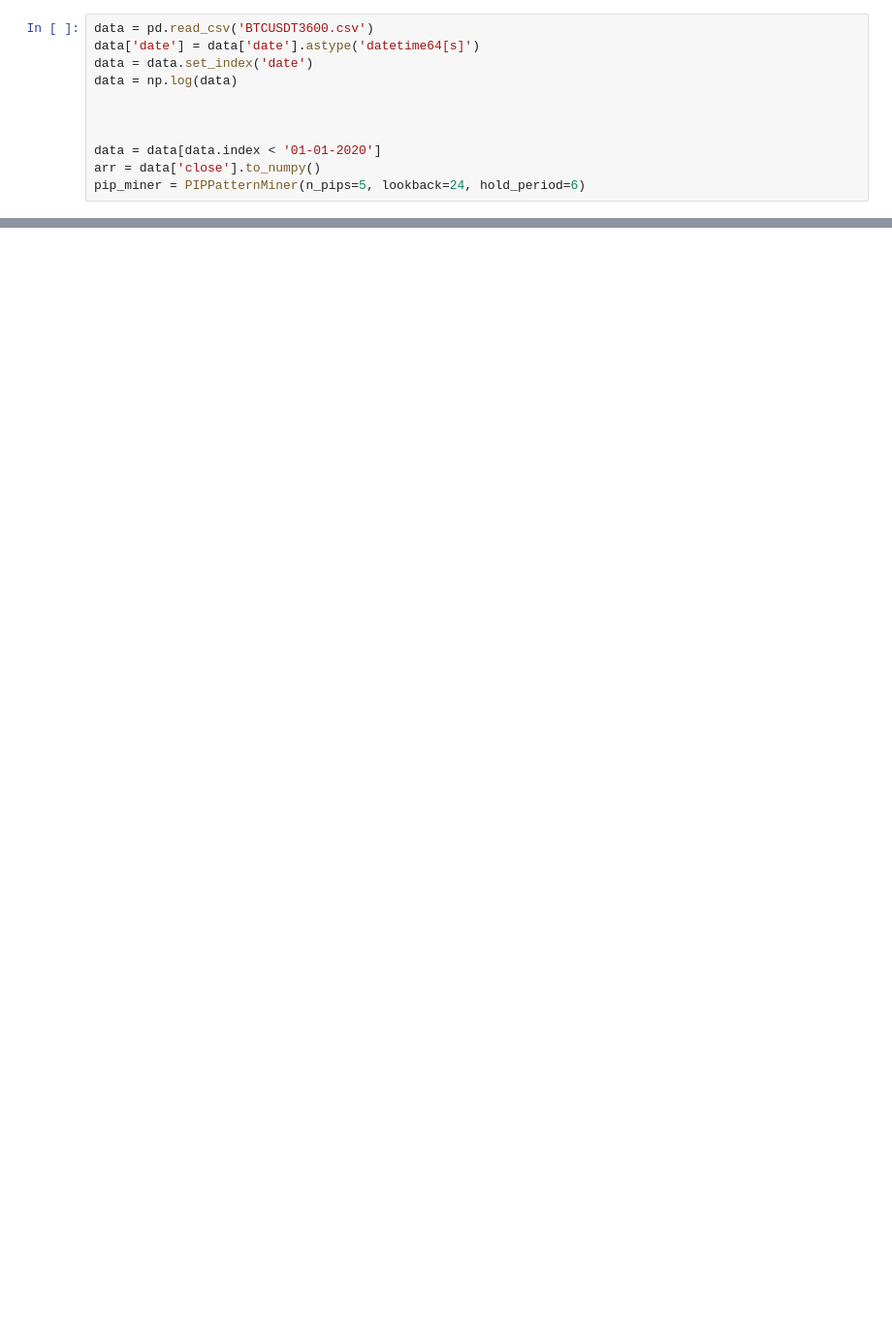
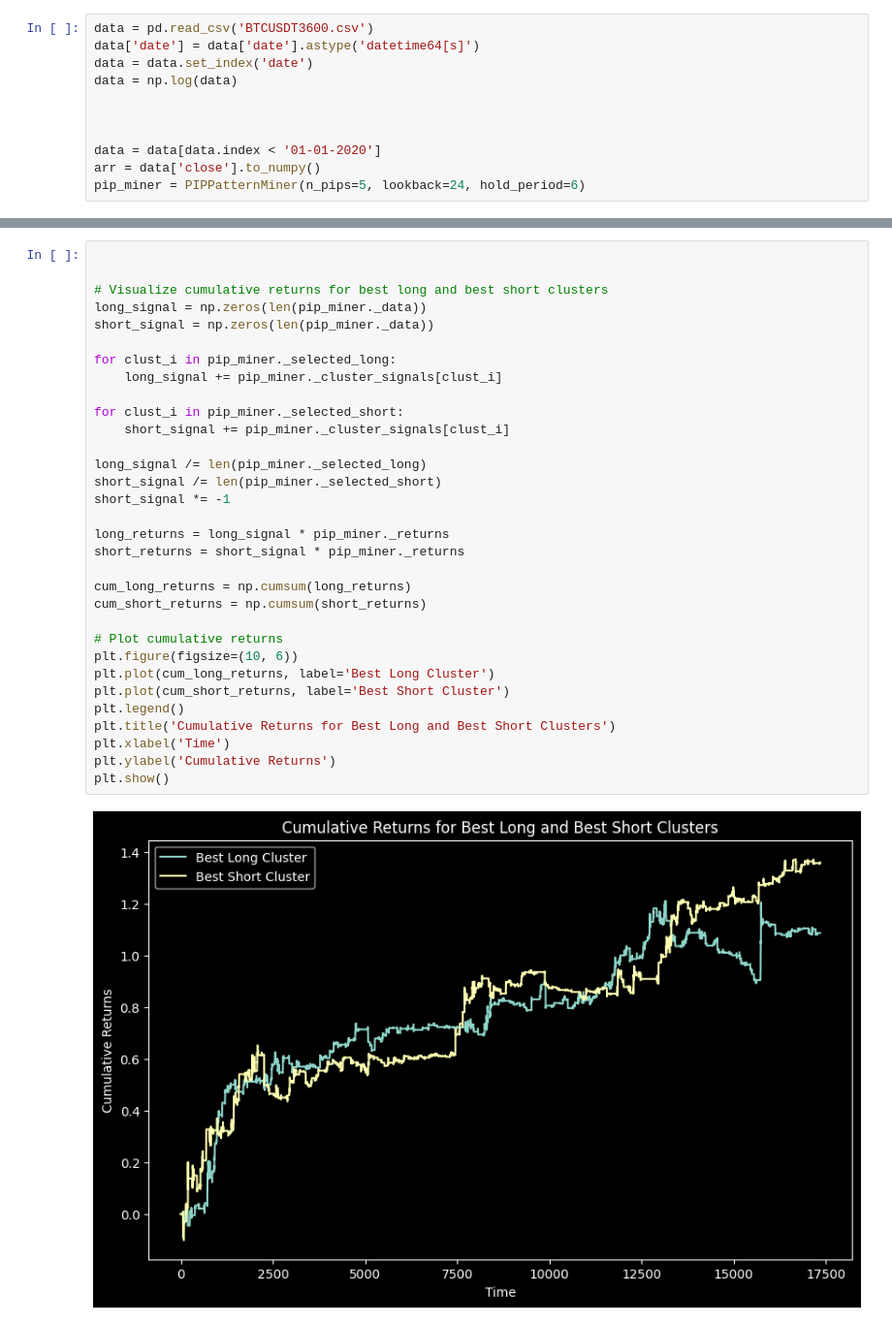
Before and after one commit to Twapa/vefinance, a Jupyter notebook: ntrader/TechnicalAnalysisAutomation-main/patterngold.ipynb, the cells around one changed output, grey strips where cells are left out. Shown at 97% size. Cells and saved outputs as stored; diff of their text form; blank space fills up the shorter version.

```diff
--- a/ntrader/TechnicalAnalysisAutomation-main/patterngold.ipynb
+++ b/ntrader/TechnicalAnalysisAutomation-main/patterngold.ipynb
@@ -348,0 +297,34 @@ ax.axvline(actual_martin, color='red')
+# %%
+
+
+# Visualize cumulative returns for best long and best short clusters
+long_signal = np.zeros(len(pip_miner._data))
+short_signal = np.zeros(len(pip_miner._data))
+
+for clust_i in pip_miner._selected_long:
+    long_signal += pip_miner._cluster_signals[clust_i]
+
+for clust_i in pip_miner._selected_short:
+    short_signal += pip_miner._cluster_signals[clust_i]
+
+long_signal /= len(pip_miner._selected_long)
+short_signal /= len(pip_miner._selected_short)
+short_signal *= -1
+
+long_returns = long_signal * pip_miner._returns
+short_returns = short_signal * pip_miner._returns
+
+cum_long_returns = np.cumsum(long_returns)
+cum_short_returns = np.cumsum(short_returns)
+
+# Plot cumulative returns
+plt.figure(figsize=(10, 6))
+plt.plot(cum_long_returns, label='Best Long Cluster')
+plt.plot(cum_short_returns, label='Best Short Cluster')
+plt.legend()
+plt.title('Cumulative Returns for Best Long and Best Short Clusters')
+plt.xlabel('Time')
+plt.ylabel('Cumulative Returns')
+plt.show()
+# %% [output]
+[figure, added]
```
Also changed, not shown: parts of 9 cells of this notebook.
